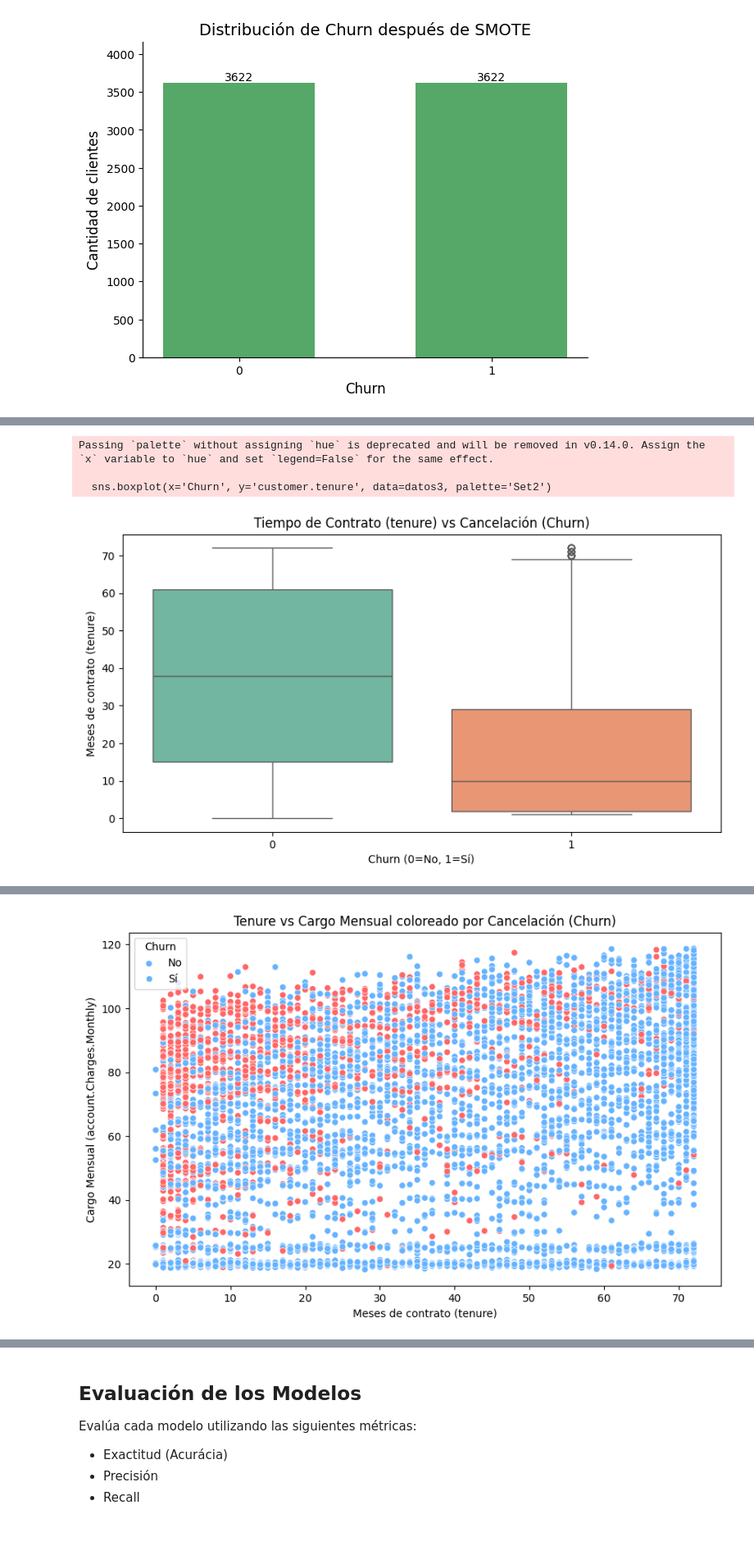
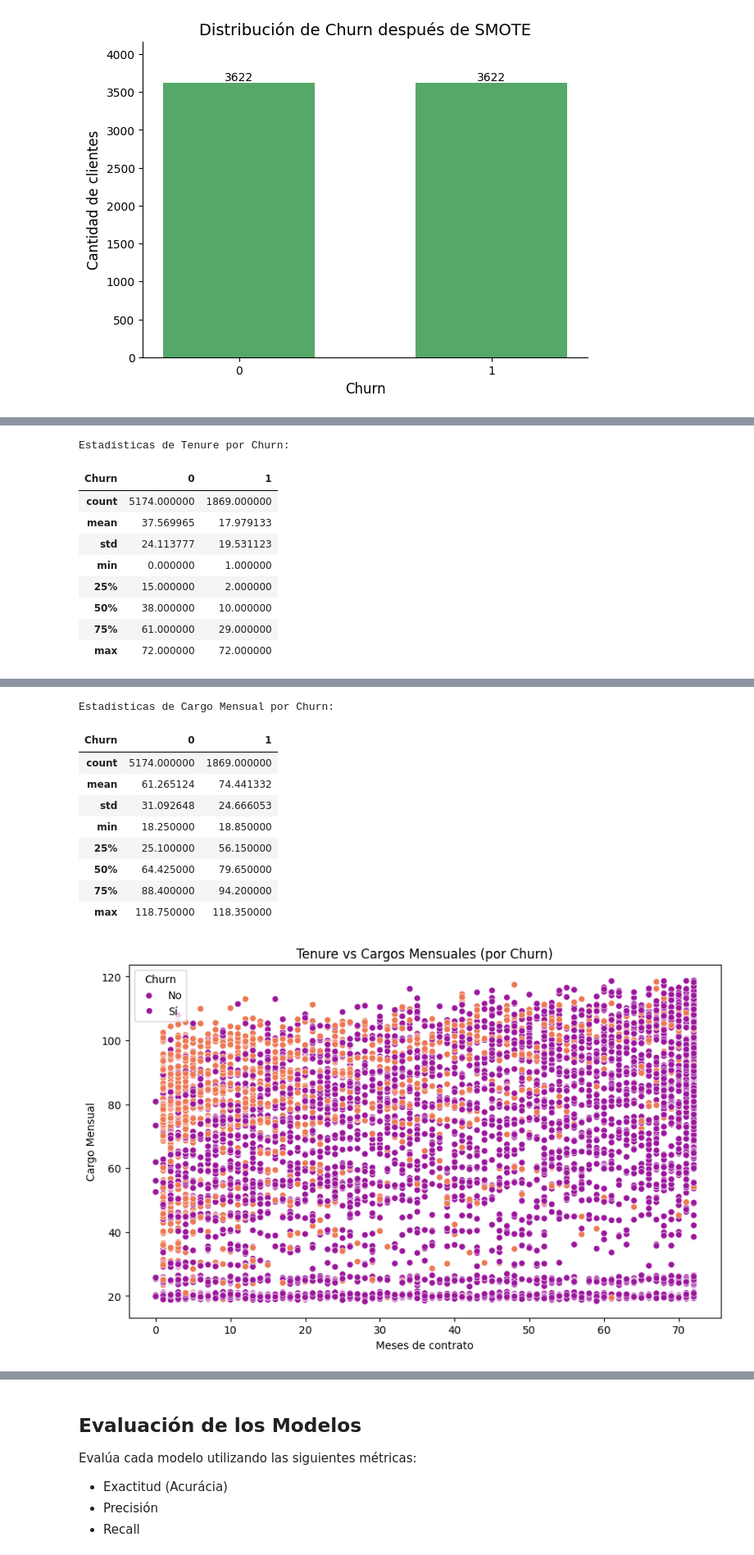
Before and after one commit to renzolea/Challenge-TelecomX_parte2_Latam, a Jupyter notebook: TelecomX_LATAM_2.ipynb, the cells around one changed output, grey strips where cells are left out. Shown at 82% size. Drawn from its saved outputs; the diff is of its cells as text; code cells hidden in the pictures; blank space fills up the shorter version.

```diff
--- a/TelecomX_LATAM_2.ipynb
+++ b/TelecomX_LATAM_2.ipynb
@@ -399,29 +404,41 @@ Utiliza gráficos como boxplots o scatter plots para visualizar patrones y posib
 # %%
 import seaborn as sns
 import matplotlib.pyplot as plt
+import pandas as pd
 
 # Boxplot: Tiempo de contrato (tenure) vs Churn
-plt.figure(figsize=(10,5))
-sns.boxplot(x='Churn', y='customer.tenure', data=datos3, palette='Set2')
-plt.title('Tiempo de Contrato (tenure) vs Cancelación (Churn)')
-plt.xlabel('Churn (0=No, 1=Sí)')
-plt.ylabel('Meses de contrato (tenure)')
+fig1, ax1 = plt.subplots(figsize=(10,5))
+sns.boxplot(x='Churn', y='customer.tenure', data=datos3, palette='viridis', ax=ax1, hue='Churn', legend=False) # Changed palette
+ax1.set_title('Distribución de Tenure por Churn') # Changed title
+ax1.set_xlabel('Churn (0=No, 1=Sí)')
+ax1.set_ylabel('Meses de contrato')
 plt.show()
 
+# Table for tenure boxplot statistics
+tenure_stats = datos3.groupby('Churn')['customer.tenure'].describe().T
+print("\nEstadísticas de Tenure por Churn:")
+display(tenure_stats)
+
+
 # Boxplot: Gasto mensual vs Churn
-plt.figure(figsize=(10,5))
-sns.boxplot(x='Churn', y='account.Charges.Monthly', data=datos3, palette='Set2')
-plt.title('Gasto Mensual vs Cancelación (Churn)')
-plt.xlabel('Churn (0=No, 1=Sí)')
-plt.ylabel('Cargo Mensual (account.Charges.Monthly)')
+fig2, ax2 = plt.subplots(figsize=(10,5))
+sns.boxplot(x='Churn', y='account.Charges.Monthly', data=datos3, palette='magma', ax=ax2, hue='Churn', legend=False) # Changed palette
+ax2.set_title('Distribución de Cargos Mensuales por Churn') # Changed title
+ax2.set_xlabel('Churn (0=No, 1=Sí)')
+ax2.set_ylabel('Cargo Mensual')
 plt.show()
 
+# Table for monthly charges boxplot statistics
+monthly_charges_stats = datos3.groupby('Churn')['account.Charges.Monthly'].describe().T
+print("\nEstadísticas de Cargo Mensual por Churn:")
+display(monthly_charges_stats)
+
 # Scatter plot: Relación entre tenure y gasto mensual, coloreado por Churn
-plt.figure(figsize=(10,6))
-sns.scatterplot(x='customer.tenure', y='account.Charges.Monthly', hue='Churn', data=datos3, palette=['#66b3ff', '#ff6666'])
-plt.title('Tenure vs Cargo Mensual coloreado por Cancelación (Churn)')
-plt.xlabel('Meses de contrato (tenure)')
-plt.ylabel('Cargo Mensual (account.Charges.Monthly)')
-plt.legend(title='Churn', labels=['No', 'Sí'])
+fig3, ax3 = plt.subplots(figsize=(10,6))
+sns.scatterplot(x='customer.tenure', y='account.Charges.Monthly', hue='Churn', data=datos3, palette='plasma', ax=ax3) # Changed palette
+ax3.set_title('Tenure vs Cargos Mensuales (por Churn)') # Changed title
+ax3.set_xlabel('Meses de contrato')
+ax3.set_ylabel('Cargo Mensual')
+ax3.legend(title='Churn', labels=['No', 'Sí'])
 plt.show()
 # %% [output]
@@ -428,4 +446,10 @@ plt.show()
-Passing `palette` without assigning `hue` is deprecated and will be removed in v0.14.0. Assign the `x` variable to `hue` and set `legend=False` for the same effect.
-
-  sns.boxplot(x='Churn', y='customer.tenure', data=datos3, palette='Set2')
+Estadísticas de Tenure por Churn:
-[figure, old version]
+| Churn | 0 | 1 |
+| count | 5174.000000 | 1869.000000 |
+| mean | 37.569965 | 17.979133 |
+| std | 24.113777 | 19.531123 |
+| min | 0.000000 | 1.000000 |
+| 25% | 15.000000 | 2.000000 |
+| 50% | 38.000000 | 10.000000 |
+| 75% | 61.000000 | 29.000000 |
+| max | 72.000000 | 72.000000 |
@@ -433,2 +457,12 @@ Passing `palette` without assigning `hue` is deprecated and will be removed in v
+Estadísticas de Cargo Mensual por Churn:
+| Churn | 0 | 1 |
+| count | 5174.000000 | 1869.000000 |
+| mean | 61.265124 | 74.441332 |
+| std | 31.092648 | 24.666053 |
+| min | 18.250000 | 18.850000 |
+| 25% | 25.100000 | 56.150000 |
+| 50% | 64.425000 | 79.650000 |
+| 75% | 88.400000 | 94.200000 |
+| max | 118.750000 | 118.350000 |
-[figure, old version]
+[figure, new version]
 # %% [markdown]
```
Also changed, not shown: parts of 19 cells of this notebook.
